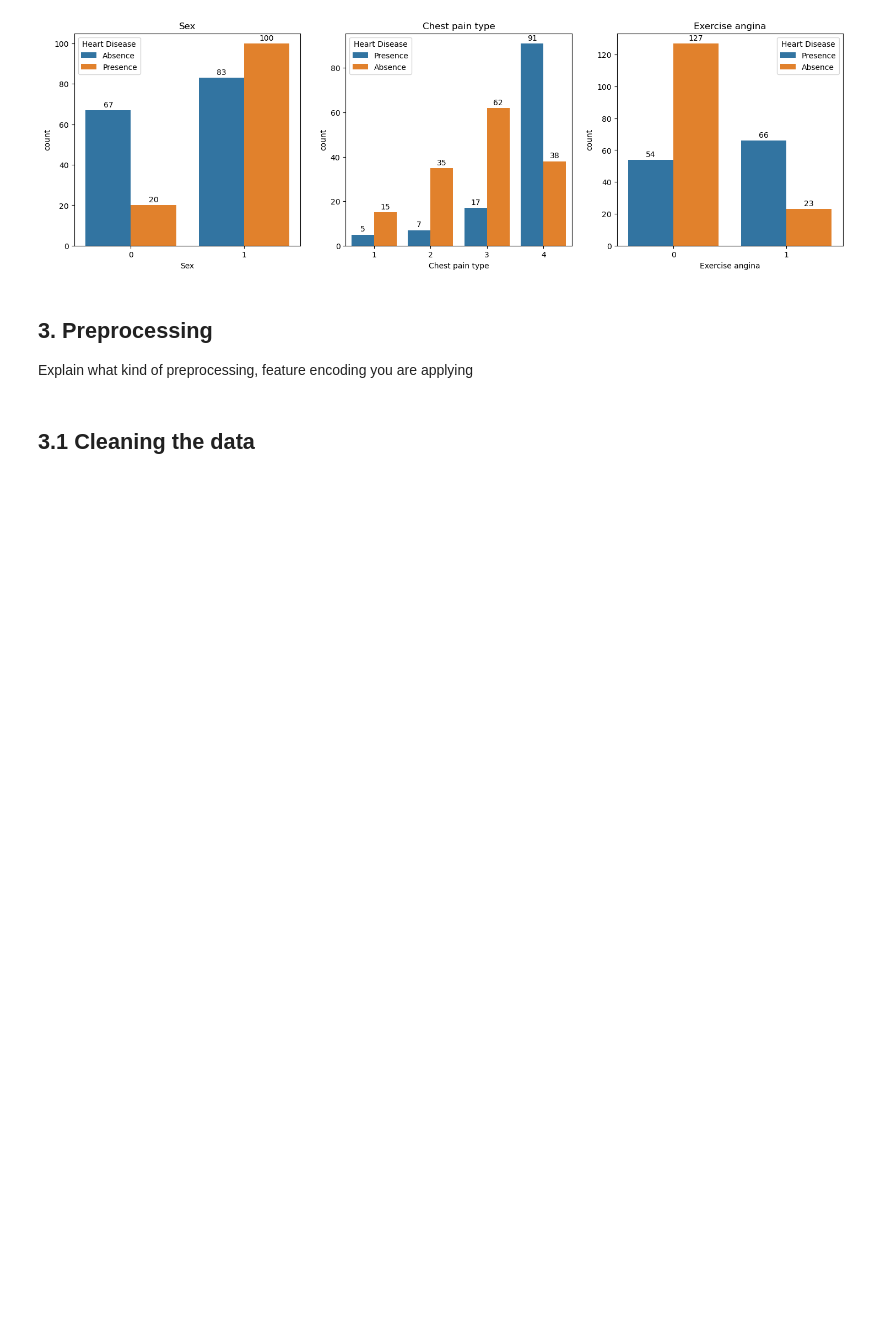
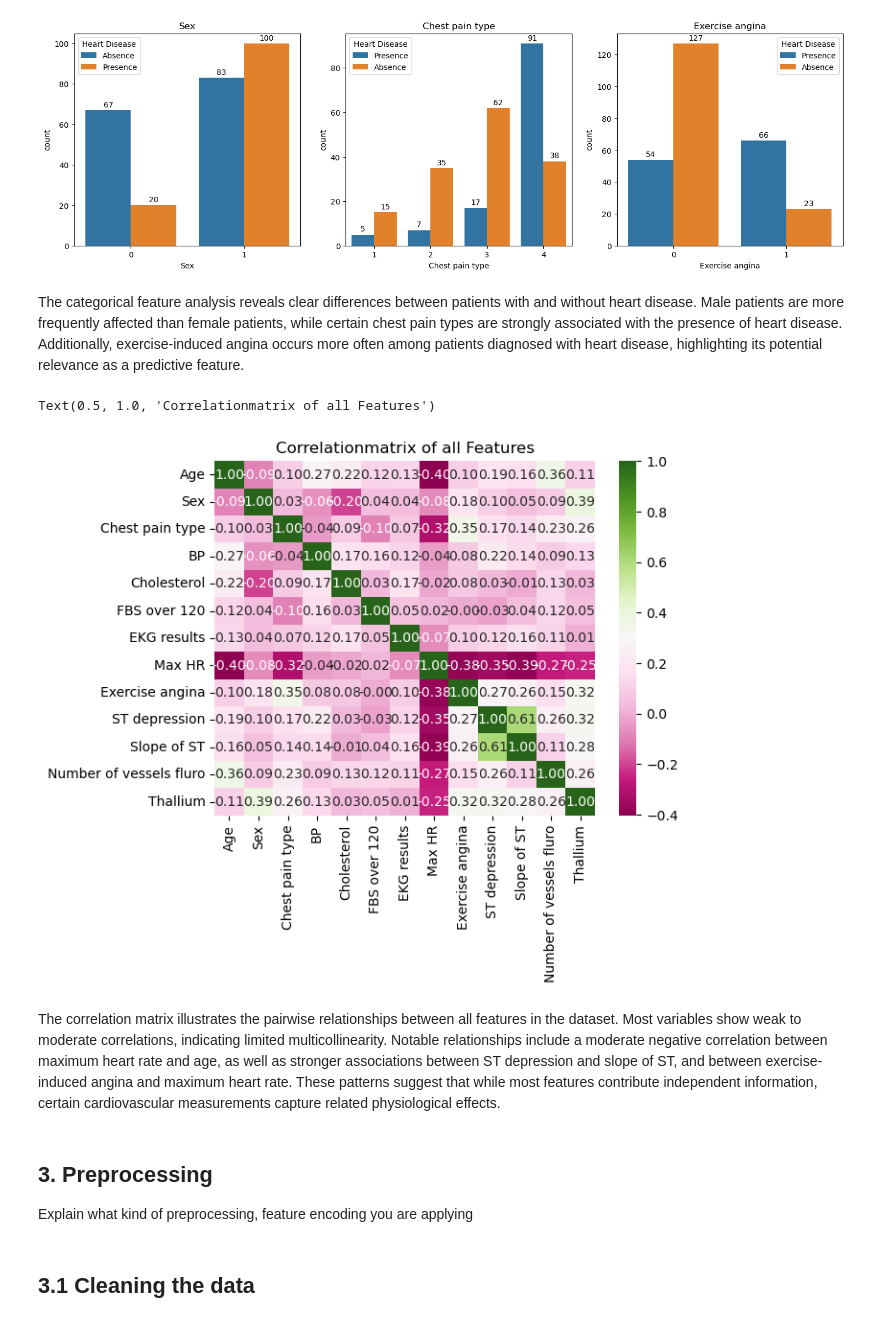
Before and after one commit to micheleishere/CO2, a Jupyter notebook: Project_CO2_main.ipynb, the cells around one changed output. Cells and saved outputs as stored; diff of their text form; code cells hidden in the pictures; blank space fills up the shorter version.

```diff
--- a/Project_CO2_main.ipynb
+++ b/Project_CO2_main.ipynb
@@ -280,5 +280,16 @@ for ax, feature in zip(axes, cat_features):
 # %% [output]
 [figure]
+# %% [markdown]
+The categorical feature analysis reveals clear differences between patients with and without heart disease. Male patients are more frequently affected than female patients, while certain chest pain types are strongly associated with the presence of heart disease. Additionally, exercise-induced angina occurs more often among patients diagnosed with heart disease, highlighting its potential relevance as a predictive feature.
+# %%
+#Correlationmatrix
+sns.heatmap(heart_data.corr(numeric_only=True), annot=True, fmt='.2f', cmap= "PiYG")
+plt.title("Correlation matrix of all Features")
+# %% [output]
+Text(0.5, 1.0, 'Correlationmatrix of all Features')
+[figure, added]
+# %% [markdown]
+The correlation matrix illustrates the pairwise relationships between all features in the dataset. Most variables show weak to moderate correlations, indicating limited multicollinearity. Notable relationships include a moderate negative correlation between maximum heart rate and age, as well as stronger associations between ST depression and slope of ST, and between exercise-induced angina and maximum heart rate. These patterns suggest that while most features contribute independent information, certain cardiovascular measurements capture related physiological effects.
 # %% [markdown]
 ## 3. Preprocessing
 
```
Also changed, not shown: parts of 33 cells of this notebook.
